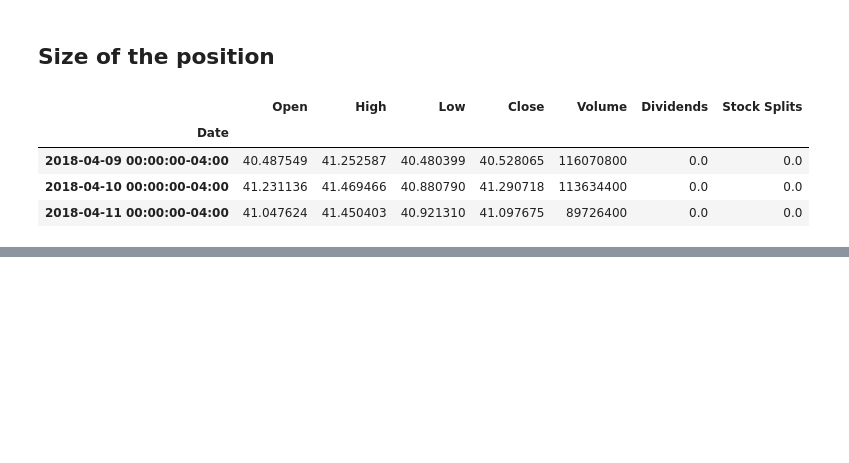
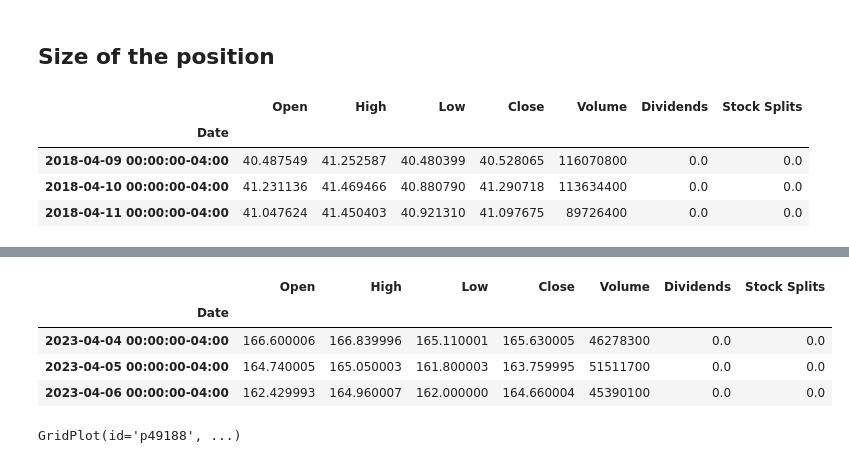
Before and after one commit to StanleySongPro/Quant-Resources, a Jupyter notebook: backtestingpy/backtestingpy_tutorial.ipynb, the cells around one changed output, grey strips where cells are left out. Drawn from its saved outputs; the diff is of its cells as text; code cells hidden in the pictures; blank space fills up the shorter version.

```diff
--- a/backtestingpy/backtestingpy_tutorial.ipynb
+++ b/backtestingpy/backtestingpy_tutorial.ipynb
@@ -440,0 +524,9 @@ GridPlot(id='p32523', ...)
+# %%
+AAPL = yf.Ticker("AAPL").history(period="5y")
+AAPL.tail(3)
+# %% [output]
+|  | Open | High | Low | Close | Volume | Dividends | Stock Splits |
+| Date |  |  |  |  |  |  |  |
+| 2023-04-04 00:00:00-04:00 | 166.600006 | 166.839996 | 165.110001 | 165.630005 | 46278300 | 0.0 | 0.0 |
+| 2023-04-05 00:00:00-04:00 | 164.740005 | 165.050003 | 161.800003 | 163.759995 | 51511700 | 0.0 | 0.0 |
+| 2023-04-06 00:00:00-04:00 | 162.429993 | 164.960007 | 162.000000 | 164.660004 | 45390100 | 0.0 | 0.0 |
@@ -440,0 +556,5 @@ GridPlot(id='p32523', ...)
+# %%
+bt.plot(filename=os.path.join('plots',
+                              'DCA.html'))
+# %% [output]
+GridPlot(id='p49188', ...)
```
Also changed, not shown: parts of 32 cells of this notebook, 1 other file.
